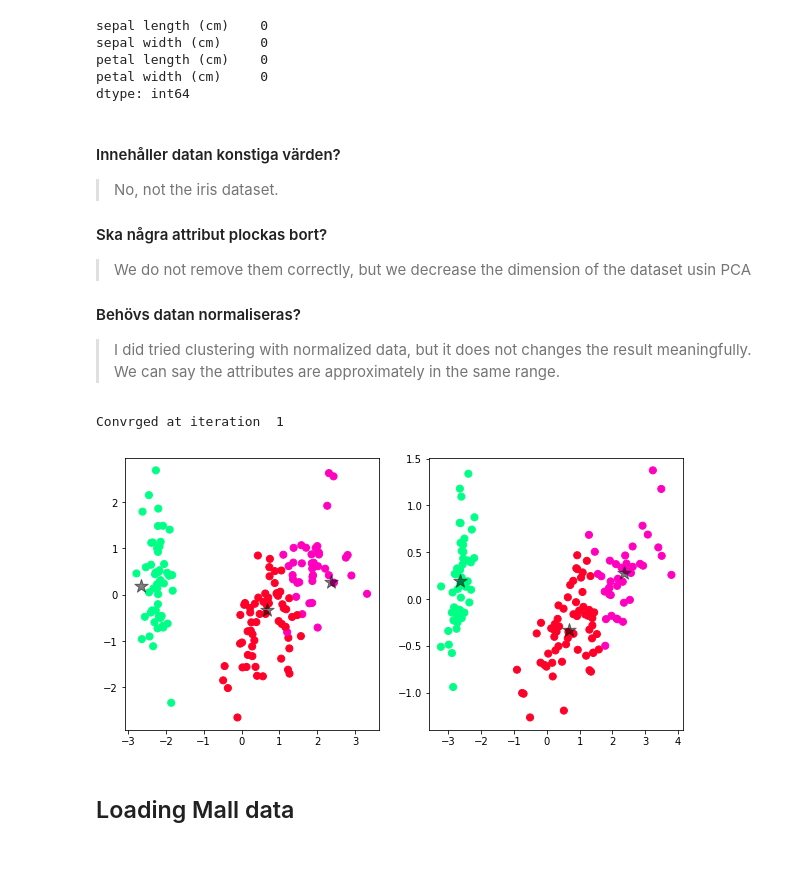
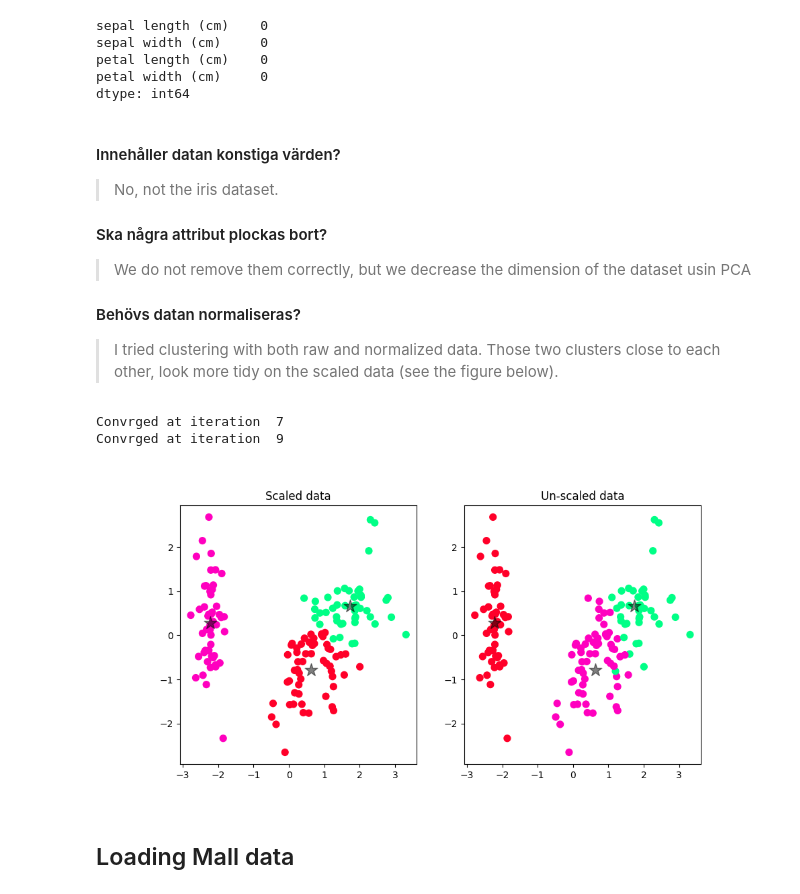
Before and after one commit to Samar-ds/Ml_inlamning, a Jupyter notebook: Samar_Kmeans.ipynb, the cells around one changed output. Drawn from its saved outputs; the diff is of its cells as text; code cells hidden in the pictures; blank space fills up the shorter version.

```diff
--- a/Samar_Kmeans.ipynb
+++ b/Samar_Kmeans.ipynb
@@ -204,4 +204,4 @@ dtype: int64
 #### Ska några attribut plockas bort?
 > We do not remove them correctly, but we decrease the dimension of the dataset usin PCA
 #### Behövs datan normaliseras?
-> I did tried clustering with normalized data, but it does not changes the result meaningfully. We can say the attributes are approximately in the same range.
+> I tried clustering with both raw and normalized data. Those two clusters close to each other, look more tidy on the scaled data (see the figure below).
@@ -215,25 +208,43 @@ scaled_pca = pca.fit_transform(data_scaled)
+# %%
+## Preparing data for modeling
+
+iris = data2.values
+data_scaled = StandardScaler().fit_transform(iris)
+pca = PCA(n_components=2)
 # %%
 k = 3
 N_iterations = 10
-DATA1 = scaled_pca
+DATA1 = data_scaled
 cent1,clf1 = Kmeans(DATA1,k,N_iterations)
 
 fig3, axes = plt.subplots(1,2,figsize=(10,5))
 axe = axes.flatten()
 ## ploting scaled data
-axe[0].scatter(DATA1[:,0], DATA1[:,1], c=clf, s=50, cmap='gist_rainbow_r')
-axe[0].scatter(cent[:,0],cent[:,1], c='black',  marker = '*', s=200, alpha=0.5)
 
+dataplus1 = np.append(data_scaled ,cent1, axis=0)
+dataplot1 = pca.fit_transform(dataplus1)
+l = len(dataplot1)
+cent1_pca = pca.fit_transform(cent1)
+axe[0].scatter(dataplot1[0:l-3,0], dataplot1[0:l-3,1], c=clf1, s=50, cmap='gist_rainbow_r')
+axe[0].scatter(dataplot1[l-3:l,0],dataplot1[l-3:l,1], c='black',  marker = '*', s=200, alpha=0.5)
+axe[0].title.set_text('Scaled data')
 
-DATA2 = iris_pca
+### running kMeans on unscaled data
+DATA2 = iris
 cent2,clf2 = Kmeans(DATA2,k,N_iterations)
+
 ## ploting un-scaled data
-axe[1].scatter(DATA2[:,0], DATA2[:,1], c=clf, s=50, cmap='gist_rainbow_r')
-axe[1].scatter(cent[:,0],cent[:,1], c='black',  marker = '*', s=200, alpha=0.5)
+dataplus2 = np.append(data_scaled ,cent2, axis=0)
+dataplot2 = pca.fit_transform(dataplus2)
+
+axe[1].scatter(dataplot1[0:l-3,0], dataplot1[0:l-3,1], c=clf2, s=50, cmap='gist_rainbow_r')
+axe[1].scatter(dataplot1[l-3:l,0],dataplot1[l-3:l,1], c='black',  marker = '*', s=200, alpha=0.5)
+axe[1].title.set_text('Un-scaled data')
 plt.show()
 # %% [output]
-Convrged at iteration  1
+Convrged at iteration  7
+Convrged at iteration  9
-[figure, old version]
+[figure, new version]
 # %% [markdown]
 ## Loading Mall data
 # %%
```
Also changed, not shown: parts of 12 cells of this notebook.
